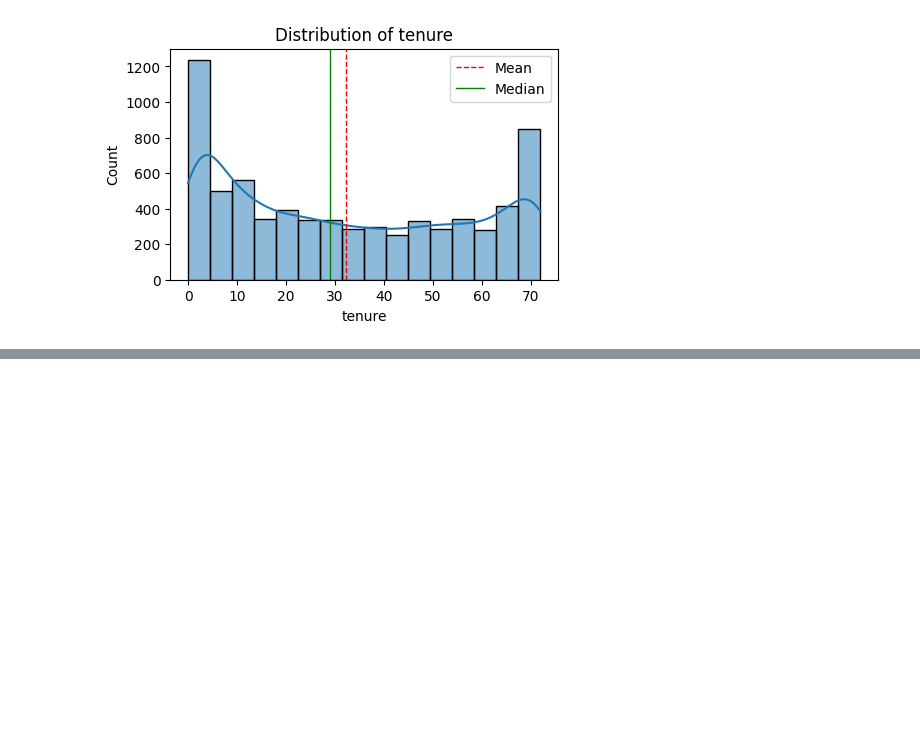
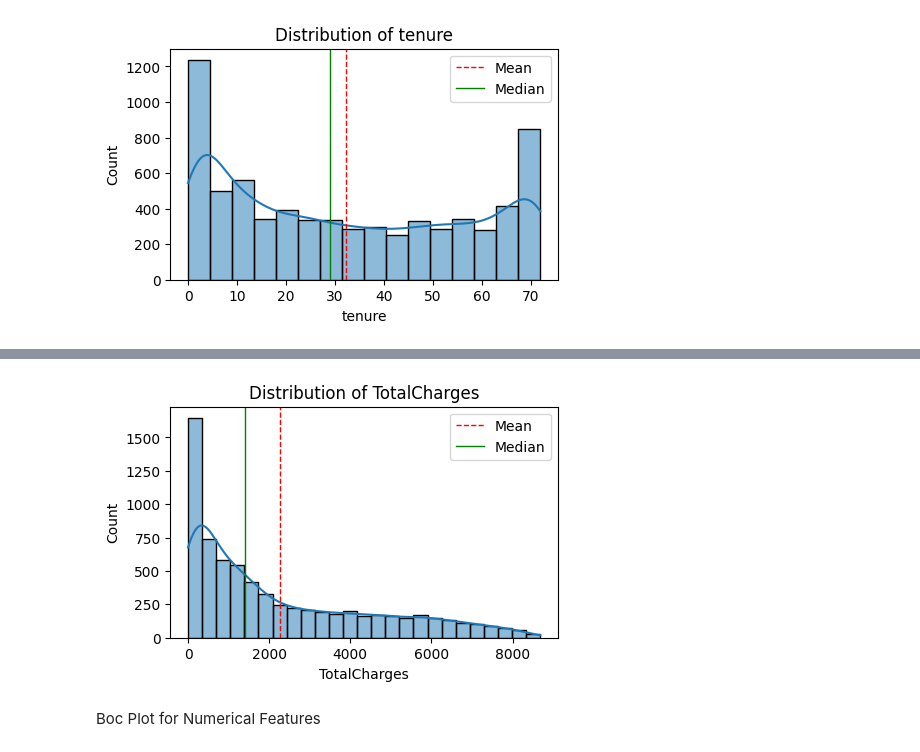
Before and after one commit to NgocAnhNguyen-0601/Customer-Churn, a Jupyter notebook: Customer_Churn_Forecast.ipynb, the cells around one changed output, grey strips where cells are left out. Drawn from its saved outputs; the diff is of its cells as text; code cells hidden in the pictures; blank space fills up the shorter version.

```diff
--- a/Customer_Churn_Forecast.ipynb
+++ b/Customer_Churn_Forecast.ipynb
@@ -295,0 +300,6 @@ plot_histogram(df, 'tenure')
+# %%
+plot_histogram(df,'TotalCharges')
+# %% [output]
+[figure, added]
+# %% [markdown]
+Boc Plot for Numerical Features
```
Also changed, not shown: parts of 4 cells of this notebook.
